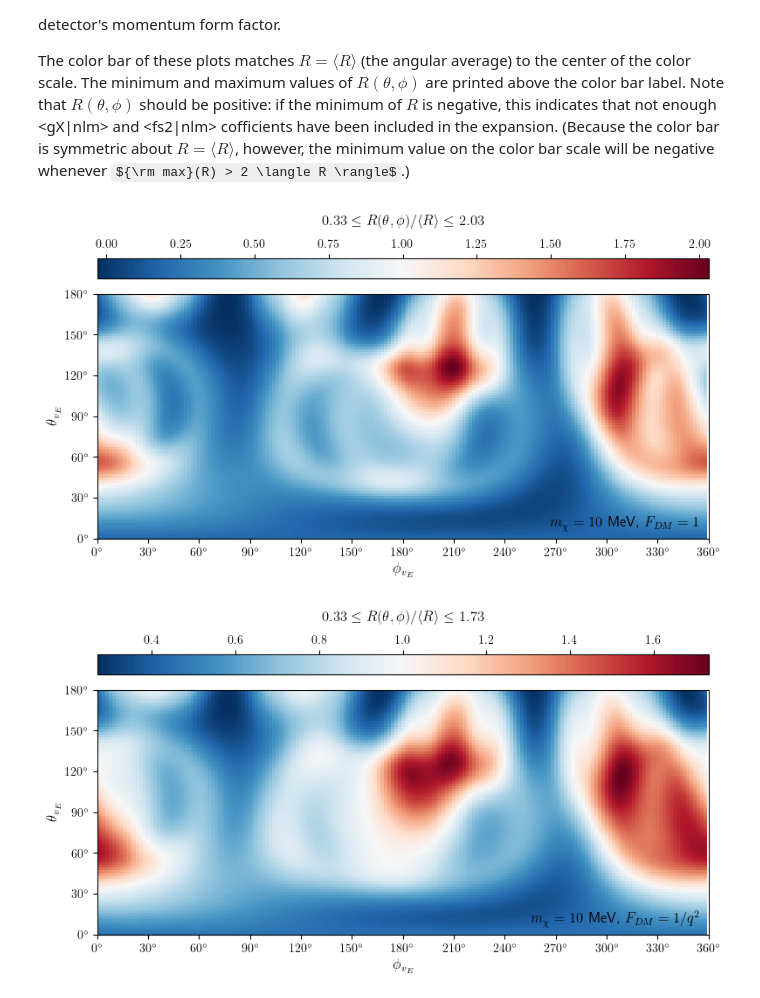
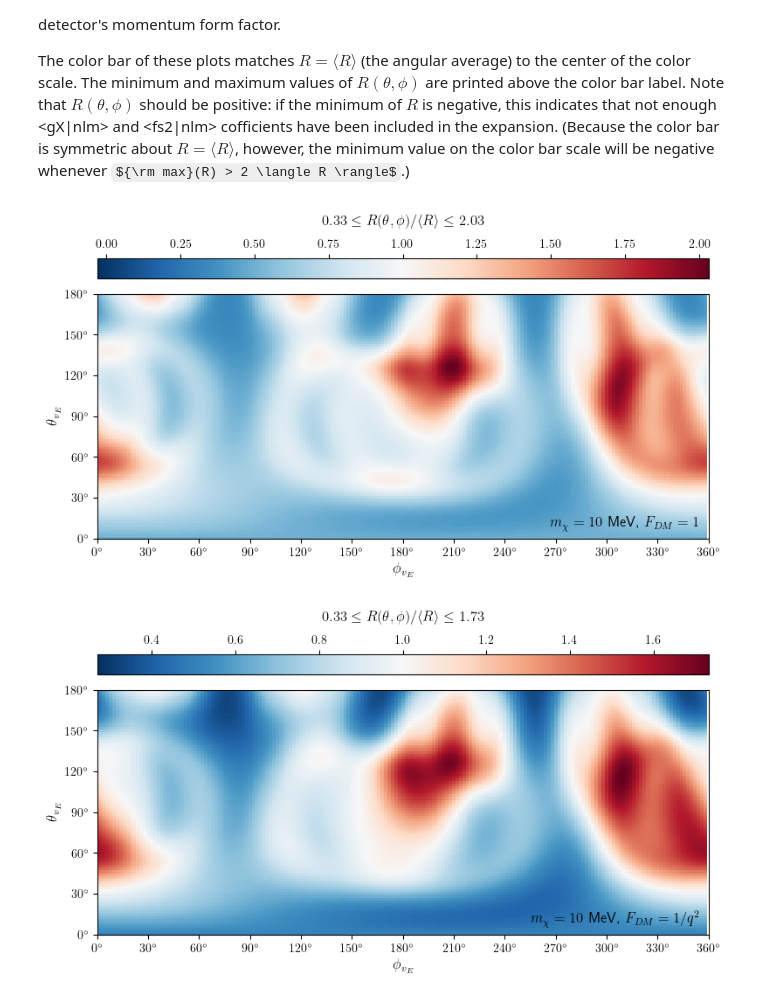
Before and after one commit to blillard/vsdm, a Jupyter notebook: tools/Rate Calculation.ipynb, the cells around one changed output. Drawn from its saved outputs; the diff is of its cells as text; code cells hidden in the pictures; some formulas as TeX source.

Commit message:
Update Rate Calculation.ipynb
fixing normalization of 2d color plots, so that output of pcolormesh() matches the color bar scale

```diff
--- a/tools/Rate Calculation.ipynb
+++ b/tools/Rate Calculation.ipynb
@@ -1457,35 +1458,35 @@ lblx = [r'${}^\circ$'.format(t) for t in tix]
 lbly = [r'${}^\circ$'.format(t) for t in tiy]
 fig = plt.figure(figsize=[2.0*unisize,unisize])
 ax1 = fig.add_axes([0,0,1,1], xscale='linear', yscale='linear')
-ax1.pcolormesh(phis, thetas, rate_array[model]/rate_angavg[model], shading='nearest', cmap=colorZ)
+ax1.pcolormesh(phis, thetas, rate_array[model]/rate_angavg[model], shading='nearest', cmap=colorZ, vmin=min_z, vmax=max_z)
 ax1.set_xlim(xlim)
 ax1.set_ylim(ylim)
 ax1.set_xticks(tix, labels=lblx)
 ax1.set_yticks(tiy, labels=lbly)
 ax1.set_xlabel(r'$\phi_{v_E}$', fontsize=12, usetex=True)
 ax1.set_ylabel(r'$\theta_{v_E}$', fontsize=12, usetex=True)
 
 ax1.text(0.5, 1.27, r'${:.2f} \leq R(\theta, \phi)/\langle R \rangle \leq {:.2f}$'.format(min_r, max_r),
          horizontalalignment='center',
          verticalalignment='bottom', fontsize=12,
          color='black', backgroundcolor='white',
          transform=ax1.transAxes, usetex=True)
 ax1.text(0.985, 0.03, r'$m_\chi = {}$ MeV, '.format(model[0])+r'$F_{DM} = 1$',
          horizontalalignment='right',
          verticalalignment='bottom', fontsize=12,
          color='black',
          # backgroundcolor='white',
          transform=ax1.transAxes, usetex=True)
 
 fig.colorbar(mappable=clmapZ,
              orientation='horizontal', location='top',
              aspect=30)
 
 # plt.savefig('out/rateThetaPhi.png', format="png", dpi=600, bbox_inches='tight')
 
 fig.show()
 # %% [output]
-[figure, old version]
+[figure, new version]
 # %%
 model = (10, 2)
 
```
Also changed, not shown: parts of 10 cells of this notebook.
